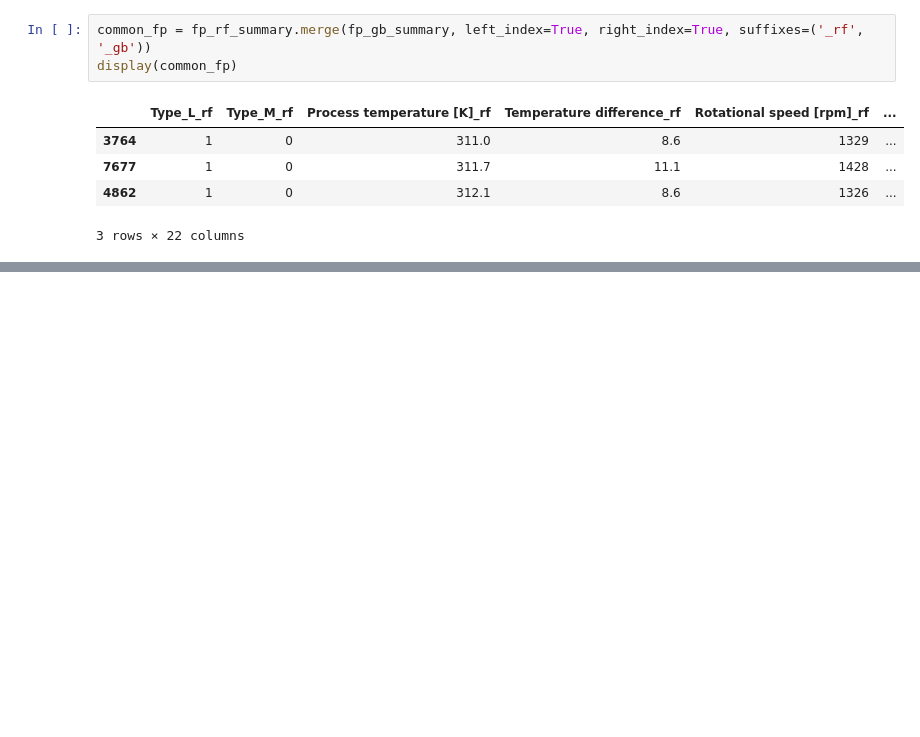
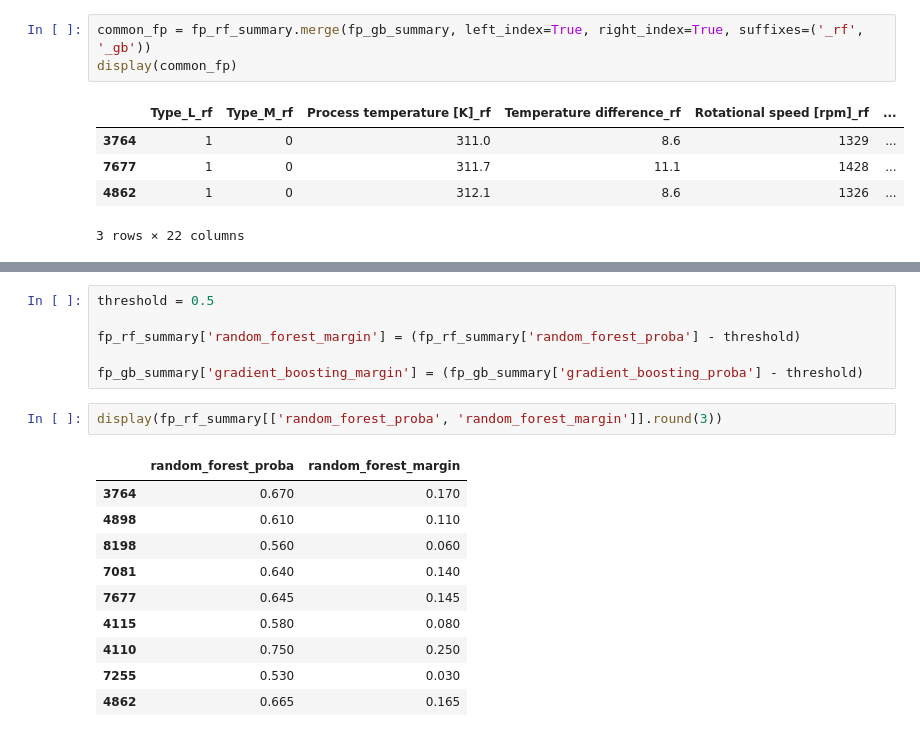
Before and after one commit to KacperKnapek/Machine-failure-prediction, a Jupyter notebook: notebooks/04_modeling.ipynb, the cells around one changed output, grey strips where cells are left out. Saved outputs shown, nothing was run; the diff lists cells and outputs as text; blank space fills up the shorter version.

```diff
--- a/notebooks/04_modeling.ipynb
+++ b/notebooks/04_modeling.ipynb
@@ -716,0 +724,19 @@ display(common_fp)
+# %%
+threshold = 0.5
+
+fp_rf_summary['random_forest_margin'] = (fp_rf_summary['random_forest_proba'] - threshold)
+
+fp_gb_summary['gradient_boosting_margin'] = (fp_gb_summary['gradient_boosting_proba'] - threshold)
+# %%
+display(fp_rf_summary[['random_forest_proba', 'random_forest_margin']].round(3))
+# %% [output]
+|  | random_forest_proba | random_forest_margin |
+| 3764 | 0.670 | 0.170 |
+| 4898 | 0.610 | 0.110 |
+| 8198 | 0.560 | 0.060 |
+| 7081 | 0.640 | 0.140 |
+| 7677 | 0.645 | 0.145 |
+| 4115 | 0.580 | 0.080 |
+| 4110 | 0.750 | 0.250 |
+| 7255 | 0.530 | 0.030 |
+| 4862 | 0.665 | 0.165 |
```
Also changed, not shown: parts of 2 cells of this notebook.
